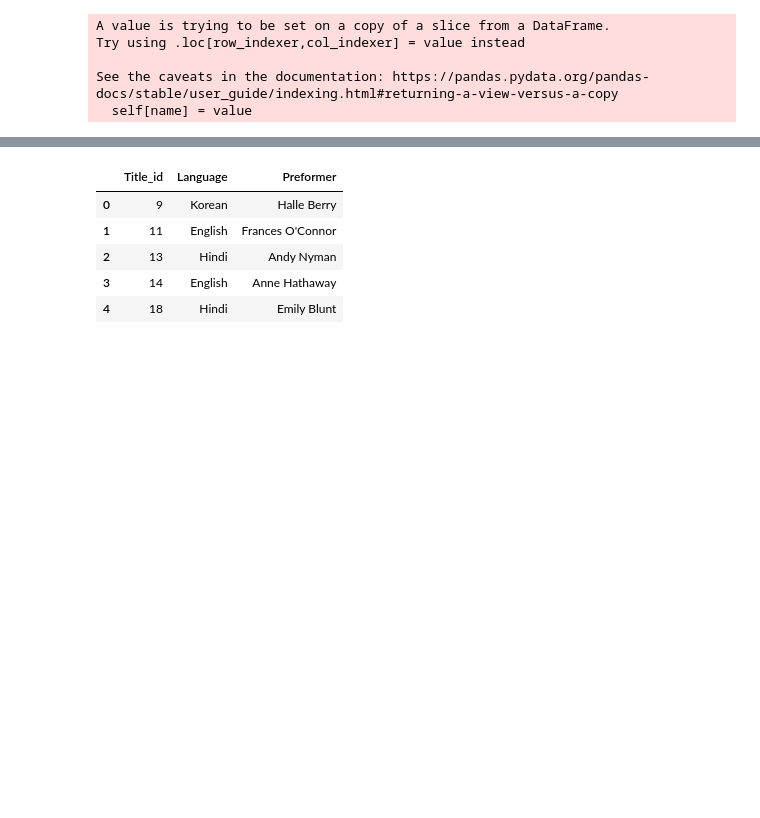
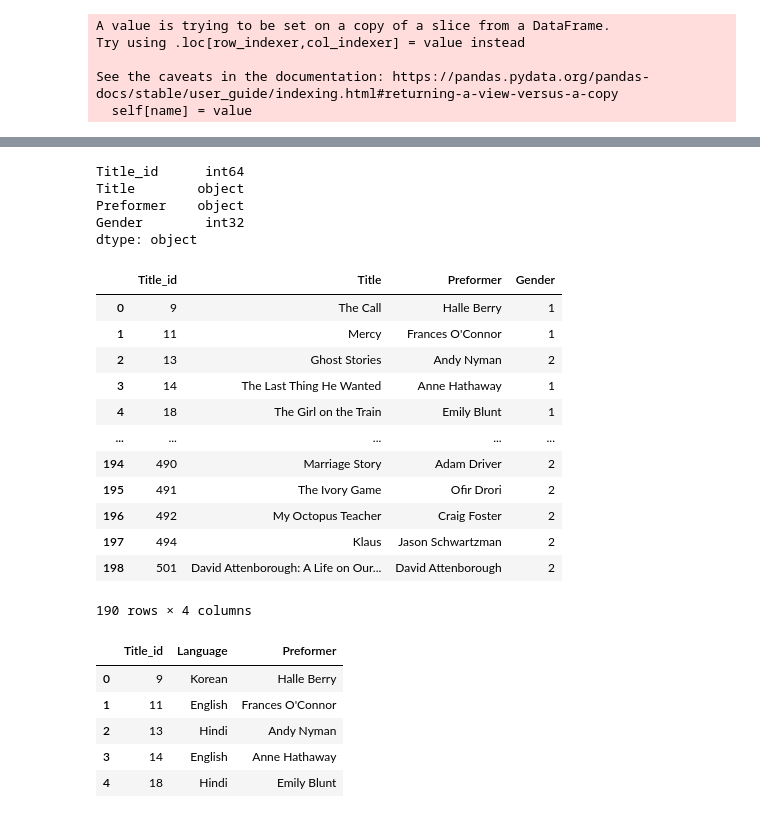
Before and after one commit to NKS8/Rutgers_DS_Project_2, a Jupyter notebook: OG_tables_Movie_Cleaning.ipynb, the cells around one changed output, grey strips where cells are left out. Saved outputs shown, nothing was run; the diff lists cells and outputs as text; code cells hidden in the pictures; blank space fills up the shorter version.

Commit message:
Added Actor_df

```diff
--- a/OG_tables_Movie_Cleaning.ipynb
+++ b/OG_tables_Movie_Cleaning.ipynb
@@ -600,5 +584,5 @@ See the caveats in the documentation: https://pandas.pydata.org/pandas-docs/stab
 # %%
-#Actor_df.Gender = Actor_df.Gender.astype('int32')
+Actor_df.Gender = Actor_df.Gender.astype('int32')
 # %% [output]
 A value is trying to be set on a copy of a slice from a DataFrame.
 Try using .loc[row_indexer,col_indexer] = value instead
@@ -632,3 +592,27 @@ dtype: object
+# %%
+Actor_df.dtypes
+# %% [output]
+Title_id      int64
+Title        object
+Preformer    object
+Gender        int32
+dtype: object
+# %%
+Actor_df
+# %% [output]
+|  | Title_id | Title | Preformer | Gender |
+| 0 | 9 | The Call | Halle Berry | 1 |
+| 1 | 11 | Mercy | Frances O'Connor | 1 |
+| 2 | 13 | Ghost Stories | Andy Nyman | 2 |
+| 3 | 14 | The Last Thing He Wanted | Anne Hathaway | 1 |
+| 4 | 18 | The Girl on the Train | Emily Blunt | 1 |
+| ... | ... | ... | ... | ... |
+| 194 | 490 | Marriage Story | Adam Driver | 2 |
+| 195 | 491 | The Ivory Game | Ofir Drori | 2 |
+| 196 | 492 | My Octopus Teacher | Craig Foster | 2 |
+| 197 | 494 | Klaus | Jason Schwartzman | 2 |
+| 198 | 501 | David Attenborough: A Life on Our... | David Attenborough | 2 |
+190 rows × 4 columns
 # %%
 #Language_df = inconsist_df[["Title_id","Language", "Preformer"]]
 #Language_df.head()
```
Also changed, not shown: parts of 8 cells of this notebook.
